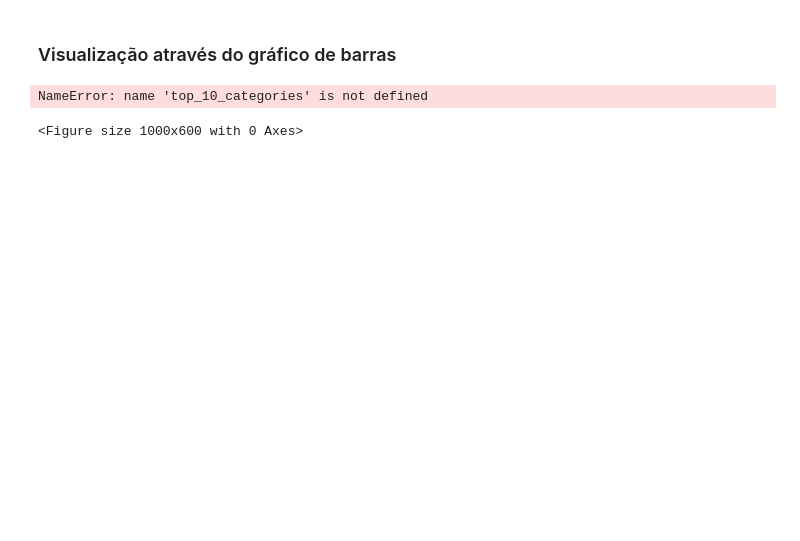
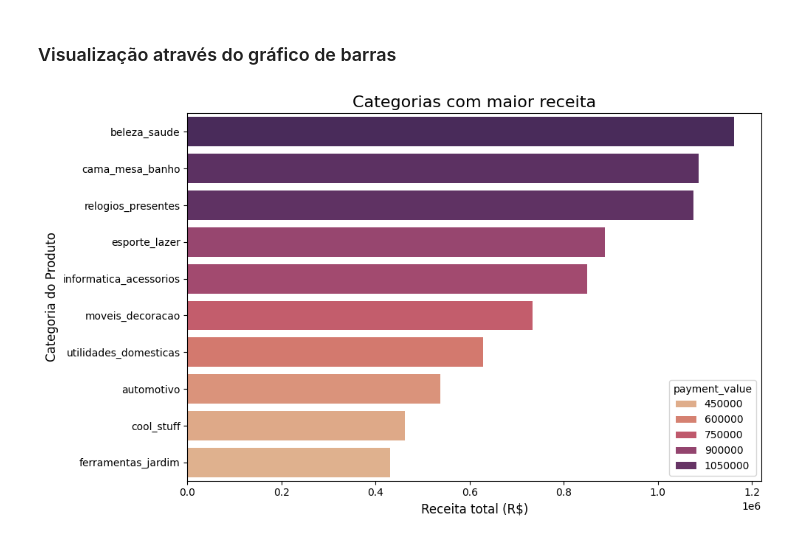
Before and after one commit to matsa0/desafio-sprint02-data-analysis, a Jupyter notebook: analise_exploratoria/analise_exploratoria.ipynb, the cells around one changed output. Drawn from its saved outputs; the diff is of its cells as text; code cells hidden in the pictures; blank space fills up the shorter version.

```diff
--- a/analise_exploratoria/analise_exploratoria.ipynb
+++ b/analise_exploratoria/analise_exploratoria.ipynb
@@ -369,5 +554,5 @@ final_merged_df.duplicated().sum()
 # %% [markdown]
 ### Agrupando pela categoria e o valor total
 # %%
-group_by_category_payment = final_merged.groupby('product_category_name')['payment_value']
+group_by_category_payment = final_merged_df.groupby('product_category_name')['payment_value']
 # %%
@@ -393,17 +606,16 @@ top_10_categories = df_category_payment_sorted.head(10)
 bottom_10_categories = df_category_payment_sorted.tail(10)
 # %%
 plt.figure(figsize=(10,6))
-sns.barplot(data=top_10_categories, x='payment_value', y='product_category_name', hue='product_category_name')
+sns.barplot(data=top_10_categories, x='payment_value', y='product_category_name', palette='flare', hue='payment_value')
 
 # Personalizando o gráfico
 plt.title('Categorias com maior receita', fontsize=16)
 plt.xlabel('Receita total (R$)', fontsize=12)
 plt.ylabel('Categoria do Produto', fontsize=12)
 plt.tight_layout()
 
 plt.show()
 # %% [output]
-NameError: name 'top_10_categories' is not defined
-<Figure size 1000x600 with 0 Axes>
+[figure, added]
 # %%
 plt.figure(figsize=(10,6))
```
Also changed, not shown: parts of 92 cells of this notebook.
